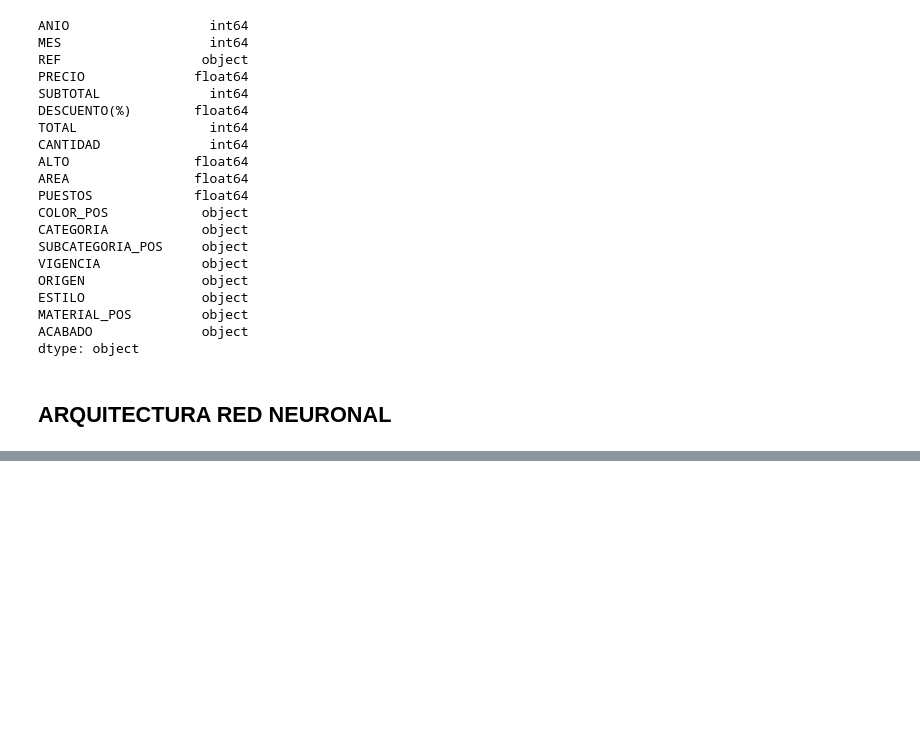
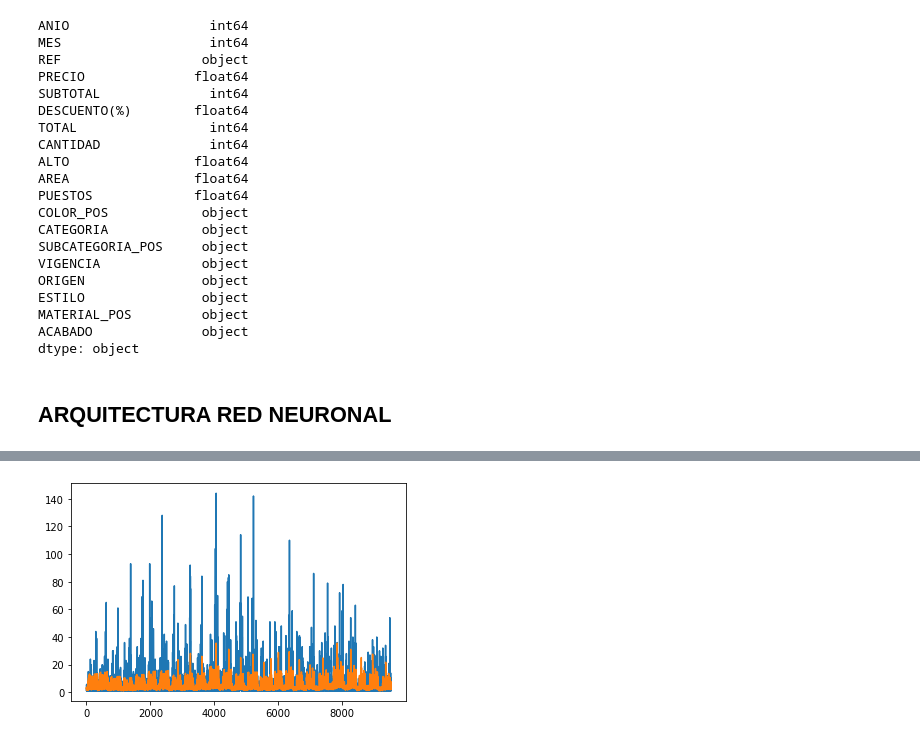
Before and after one commit to JuanMaVelezPa/DS4A_Project, a Jupyter notebook: modelo_NN.ipynb, the cells around one changed output, grey strips where cells are left out. Saved outputs shown, nothing was run; the diff lists cells and outputs as text; code cells hidden in the pictures; blank space fills up the shorter version.

```diff
--- a/modelo_NN.ipynb
+++ b/modelo_NN.ipynb
@@ -294,0 +298,5 @@ Real=1, Predicted=[1.]
+# %%
+poisson_model = sm.GLM(y_train,sm.add_constant(X_train),family=sm.families.Poisson())
+poisson_results = poisson_model.fit()
+
+print(poisson_results.summary())
@@ -294,0 +340,10 @@ Real=1, Predicted=[1.]
+# %%
+x = list(range(0, len(y_train)))
+y_train_fit = poisson_results.fittedvalues
+
+plt.plot(x,y_train)
+plt.plot(x,y_train_fit)
+
+plt.show()
+# %% [output]
+[figure, added]
```
Also changed, not shown: parts of 10 cells of this notebook.
